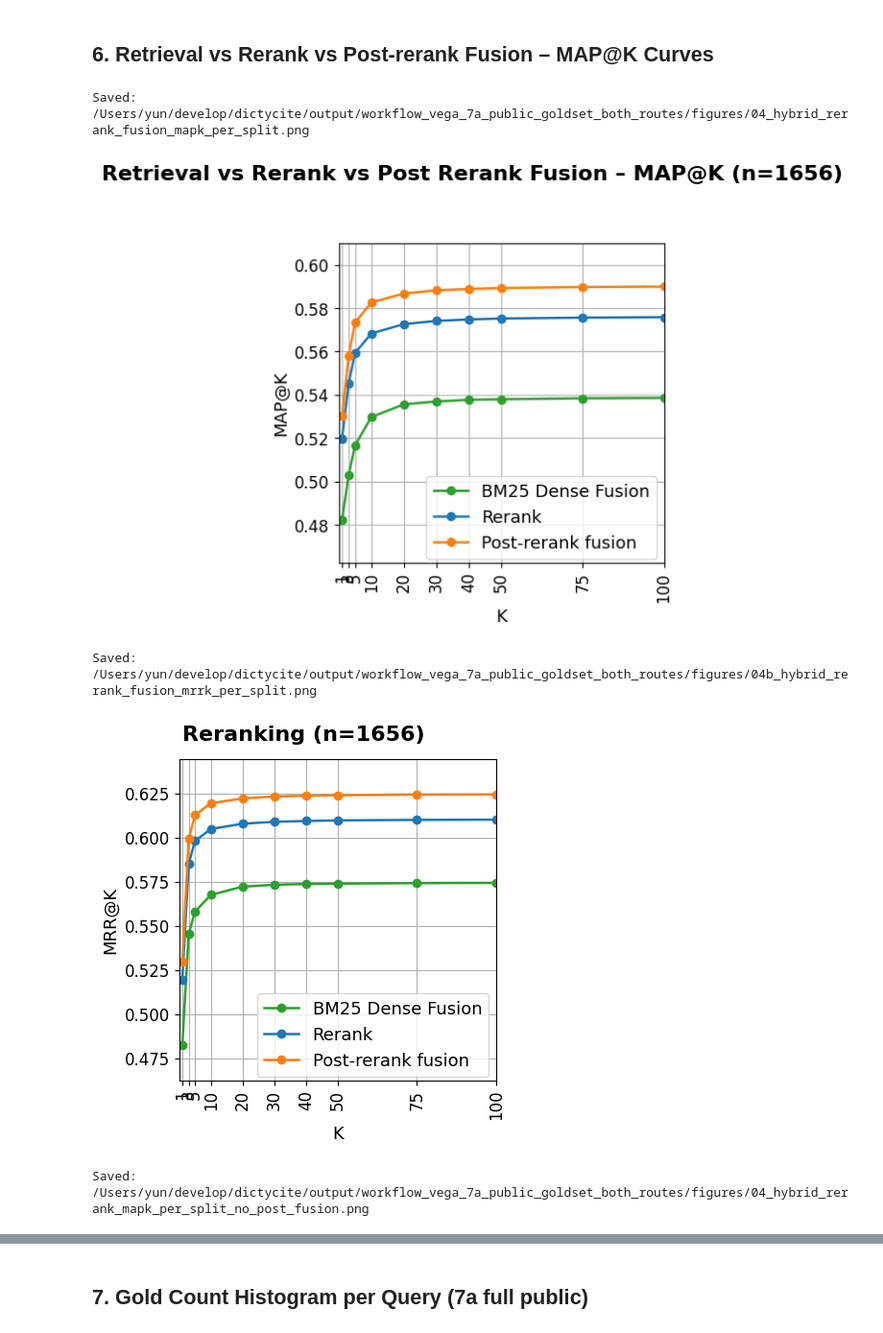
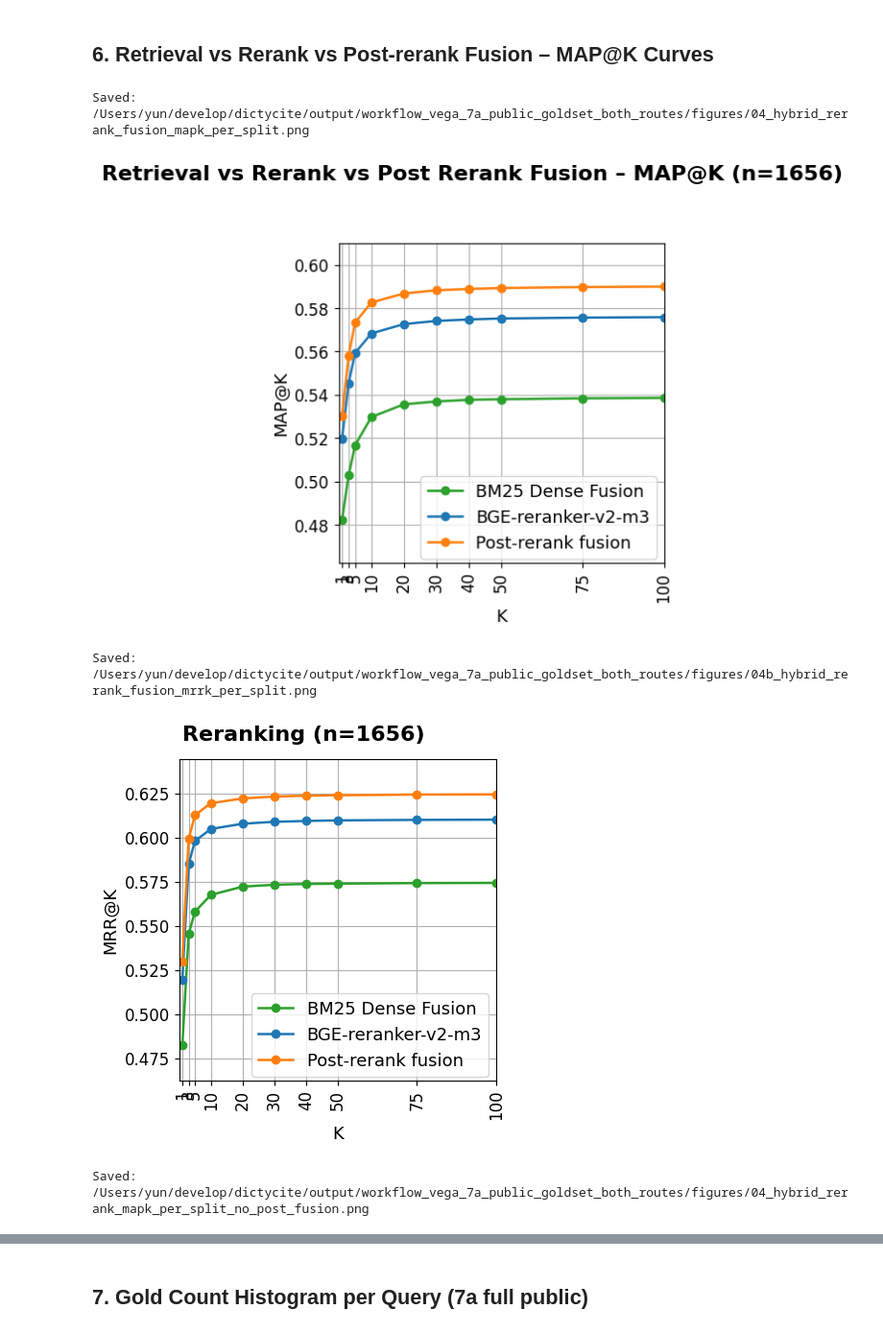
Before and after one commit to fulaibaowang/dictycite, a Jupyter notebook: notebooks/report_7a.ipynb, the cells around one changed output, grey strips where cells are left out. Shown at 96% size. Drawn from its saved outputs; the diff is of its cells as text; code cells hidden in the pictures.

```diff
--- a/notebooks/report_7a.ipynb
+++ b/notebooks/report_7a.ipynb
@@ -191,8 +191,9 @@ for idx, split in enumerate(splits):
         ax.set_ylabel("")
 
     ax.set_xlabel("K")
+    ax.set_xscale("log")
     ax.set_xticks(tick_values)
-    ax.set_xticklabels([str(k) for k in tick_values], rotation=90)
+    ax.set_xticklabels([str(k) for k in tick_values], rotation=0)
     ax.grid(True, axis="y")
     ax.grid(True, axis="x")
 
@@ -230,7 +231,7 @@ methods_stage2 = {
         "color": "#2ca02c",
         "marker": "D",
     },
-    "Rerank": {
+    "BGE-reranker-v2-m3": {
         "df": rerank_metrics,
         "color": "#1f77b4",
         "marker": "o",
@@ -325,7 +326,7 @@ axes_bar = axes_bar.ravel()
 
 method_colors_bar = {
     "BM25 Dense Fusion": "#2ca02c",
-    "Rerank": "#1f77b4",
+    "BGE-reranker-v2-m3": "#1f77b4",
     "Post-rerank fusion": "#ff7f0e",
 }
 
@@ -342,7 +343,7 @@ for idx, split in enumerate(splits):
     row_r = rerank_metrics[rerank_metrics["split"] == split]
     if not row_r.empty:
         vals.append(float(row_r.iloc[0]["MAP@10"]))
-        labels_methods.append("Rerank")
+        labels_methods.append("BGE-reranker-v2-m3")
 
     row_f = rerank_fusion_metrics[rerank_fusion_metrics["split"] == split]
     if not row_f.empty:
@@ -454,7 +455,7 @@ def _mrr_at_ks_for_run(run_df: pd.DataFrame, qrels: dict[str, set[str]], ks: lis
 
 run_dirs = {
     "BM25 Dense Fusion": retrieval_dir / "fusion" / "runs",
-    "Rerank": rerank_dir / "cross_encoder" / "runs",
+    "BGE-reranker-v2-m3": rerank_dir / "cross_encoder" / "runs",
     "Post-rerank fusion": rerank_dir / "post_rerank_fusion_snippet" / "runs",
 }
 
@@ -491,7 +492,7 @@ else:
 
 colors_map = {
     "BM25 Dense Fusion": "#2ca02c",
-    "Rerank": "#1f77b4",
+    "BGE-reranker-v2-m3": "#1f77b4",
     "Post-rerank fusion": "#ff7f0e",
 }
 
@@ -576,7 +577,7 @@ map_curves_rr = {k: v for k, v in map_curves.items() if k != "Post-rerank fusion
 mrr_curves_rr = {k: v for k, v in mrr_curves.items() if k != "Post-rerank fusion"}
 colors_map_rr = {
     "BM25 Dense Fusion": colors_map["BM25 Dense Fusion"],
-    "Rerank": "#9467bd",
+    "BGE-reranker-v2-m3": "#9467bd",
 }
 all_maps_rr = []
 for method_dict in map_curves_rr.values():
@@ -631,33 +632,33 @@ fig2_mrr, axes2_mrr = plt.subplots(
     1, _N_SPLIT_COLS, figsize=(4.5 * _N_SPLIT_COLS, 5), sharex=True, sharey=True, squeeze=False
 )
 axes2_mrr = axes2_mrr.ravel()
 for idx, split in enumerate(splits):
     ax = axes2_mrr[idx]
     for method_name, method_dict in mrr_curves_rr.items():
         if split not in method_dict:
             continue
         vals = [method_dict[split].get(k, 0.0) for k in map_ks]
         ax.plot(map_ks, vals, marker="o", color=colors_map_rr.get(method_name), label=method_name, linewidth=1.8)
     _axis_split_title(ax, split)
     ax.set_ylim(y_min_mrr_rr, y_max_mrr_rr)
     ax.set_ylabel("MRR@K" if idx == 0 else "")
     ax.set_xlabel("K")
     ax.set_xticks(map_ks)
     ax.set_xticklabels([str(k) for k in map_ks], rotation=90)
     ax.set_xlim(0, 100)
     ax.grid(True, axis="y")
     ax.grid(True, axis="x")
 handles2_mrr, labels2_mrr = axes2_mrr[0].get_legend_handles_labels()
 fig2_mrr.legend(handles2_mrr, labels2_mrr, loc="lower right", bbox_to_anchor=(0.95, 0.15), fontsize=13)
 fig2_mrr.suptitle(_suptitle_n("Reranking"), fontsize=16, fontweight="bold", y=0.9)
 plt.tight_layout(rect=_TIGHT_RECT)
 fig_path_mrr_rr = output_dir / "04c_hybrid_rerank_mrrk_per_split_no_post_fusion.png"
 plt.savefig(fig_path_mrr_rr, dpi=150, bbox_inches="tight")
 print("Saved:", fig_path_mrr_rr)
 plt.show()
 # %% [output]
 Saved: /Users/yun/develop/dictycite/output/workflow_vega_7a_public_goldset_both_routes/figures/04_hybrid_rerank_fusion_mapk_per_split.png
-[figure, old version]
+[figure, new version]
 Saved: /Users/yun/develop/dictycite/output/workflow_vega_7a_public_goldset_both_routes/figures/04b_hybrid_rerank_fusion_mrrk_per_split.png
-[figure, old version]
+[figure, new version]
 Saved: /Users/yun/develop/dictycite/output/workflow_vega_7a_public_goldset_both_routes/figures/04_hybrid_rerank_mapk_per_split_no_post_fusion.png
```
Also changed, not shown: parts of 6 cells of this notebook, 6 other files.
